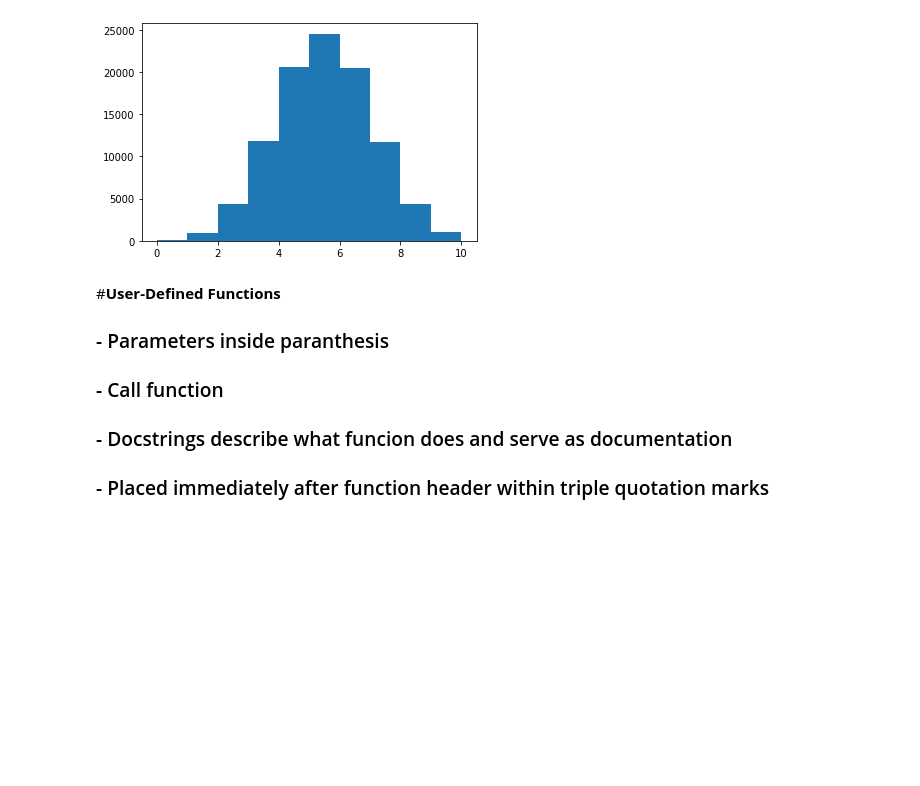
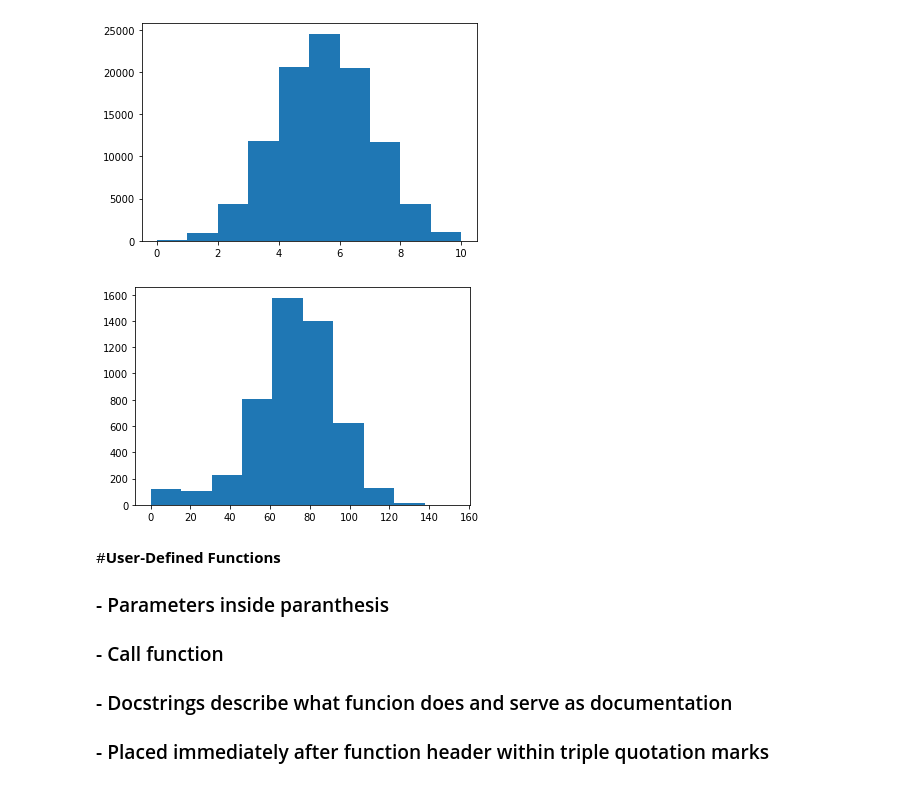
Before and after one commit to nirmalaraj77/Python, a Jupyter notebook: Python_Notes_DataCamp.ipynb, the cells around one changed output. Cells and saved outputs as stored; diff of their text form; code cells hidden in the pictures; blank space fills up the shorter version.

```diff
--- a/Python_Notes_DataCamp.ipynb
+++ b/Python_Notes_DataCamp.ipynb
@@ -1793,6 +1793,43 @@ plt.hist (final_tails, bins = 10)
 plt.show()
 # %% [output]
 [figure]
+# %%
+# numpy and matplotlib imported, seed set
+import numpy as np
+import matplotlib.pyplot as plt
+np.random.seed (777)
+
+# Simulate random walk xxx times
+
+all_walks = [] # Initiate empty list all_walks
+for i in range(5000) : # Simulate random walk 500 times
+    random_walk = [0] # Initiate empty list random_walk
+    for x in range(100) : # Simulate dice throw 100 times
+        step = random_walk[-1] # Final step is last element of random_walk
+        dice = np.random.randint(1,7) # Randint generates dice throw 1 - 6
+        if dice <= 2: # Dice 1,2 = go down 1 step
+            step = max(0, step - 1) # Use max function to limit step at 0 and not negative
+        elif dice <= 5: # Dice 3, 4, 5 = go up 1 step
+            step = step + 1
+        else: # Dice 6, throw again and go up resulting steps
+            step = step + np.random.randint(1,7)
+        if np.random.rand() <= 0.001 : # Introduce 1% chance of falling down, go back to step 0
+            step = 0
+        random_walk.append(step) # Append resulting step to random_walk
+
+    all_walks.append(random_walk) # Append last result of random_walk to all_walks
+
+# Create and plot np_aw_t
+np_aw_t = np.transpose(np.array(all_walks))
+
+# Select last row from np_aw_t: ends
+ends = np_aw_t[-1,:]
+
+# Plot histogram of ends, display plot
+plt.hist(ends)
+plt.show()
+# %% [output]
+[figure, added]
 # %% [markdown]
 #**User-Defined Functions**
 ### - Parameters inside paranthesis
```
